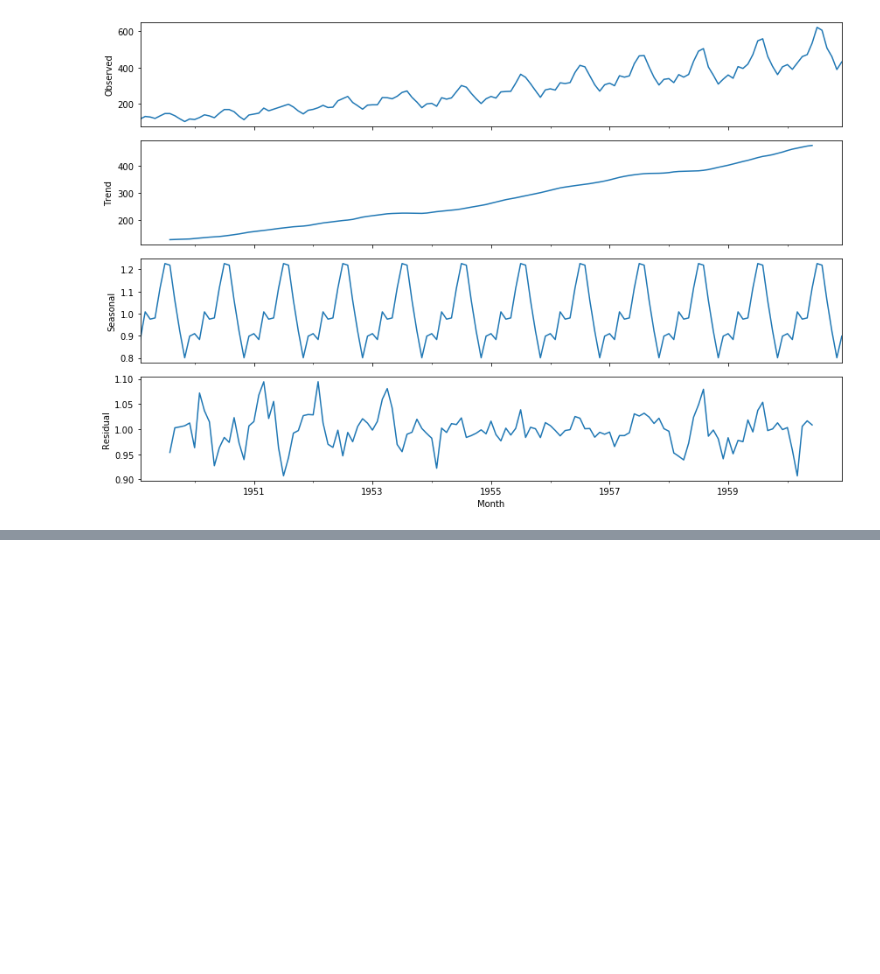
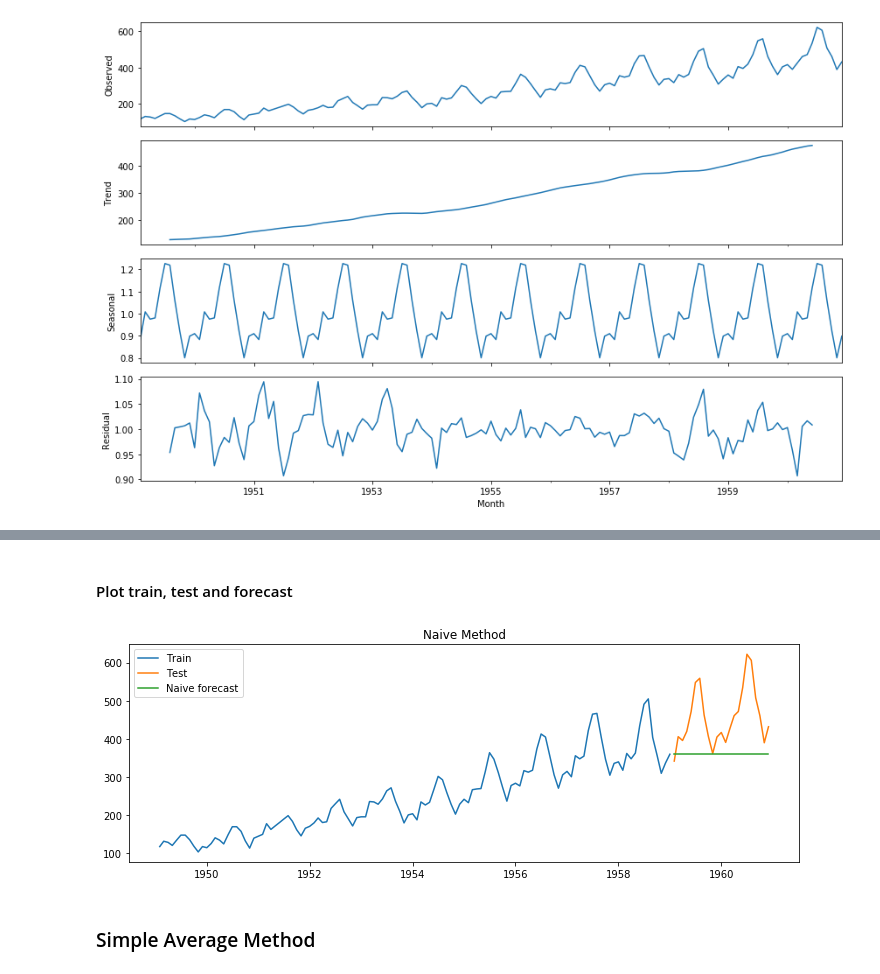
Before and after one commit to anishmahapatra/machine-learning-02, a Jupyter notebook: Time-Series-Forecasting/Time series forecasting - Course Work.ipynb, the cells around one changed output, grey strips where cells are left out. Drawn from its saved outputs; the diff is of its cells as text; code cells hidden in the pictures; blank space fills up the shorter version.

Commit message:
timeseries forecasting 1

```diff
--- a/Time-Series-Forecasting/Time series forecasting - Course Work.ipynb
+++ b/Time-Series-Forecasting/Time series forecasting - Course Work.ipynb
@@ -113,0 +116,10 @@ plt.show()
+# %%
+## Splitting timeseries into test and train data
+
+train_len = 120
+train = data[0:train_len]
+test = data[train_len:]
+# %%
+### Naive Method
+y_hat_naive = test.copy()
+y_hat_naive['naive_forecast'] = train['Passengers'][train_len-1]
@@ -113,0 +136,14 @@ plt.show()
+# %% [markdown]
+#### Plot train, test and forecast
+# %%
+plt.figure(figsize = (12,4))
+plt.plot(train['Passengers'], label = 'Train')
+plt.plot(test['Passengers'], label = 'Test')
+plt.plot(y_hat_naive['naive_forecast'], label ='Naive forecast')
+plt.legend(loc='best')
+plt.title('Naive Method')
+plt.show()
+# %% [output]
+[figure, added]
+# %% [markdown]
+### Simple Average Method
```
Also changed, not shown: parts of 32 cells of this notebook, 5 other files.
